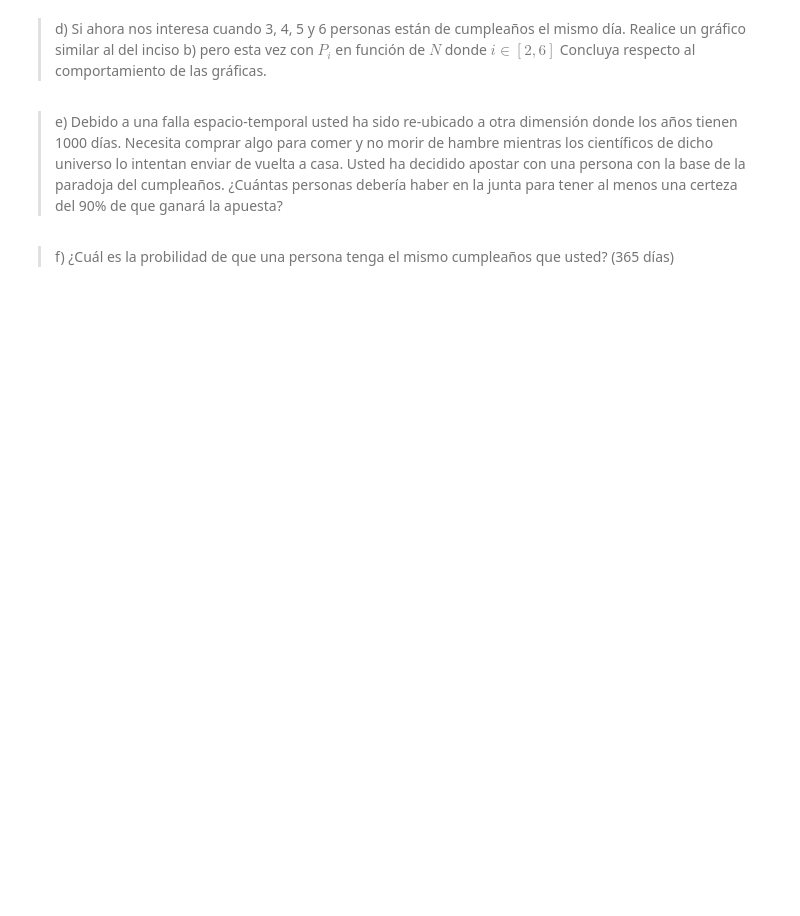
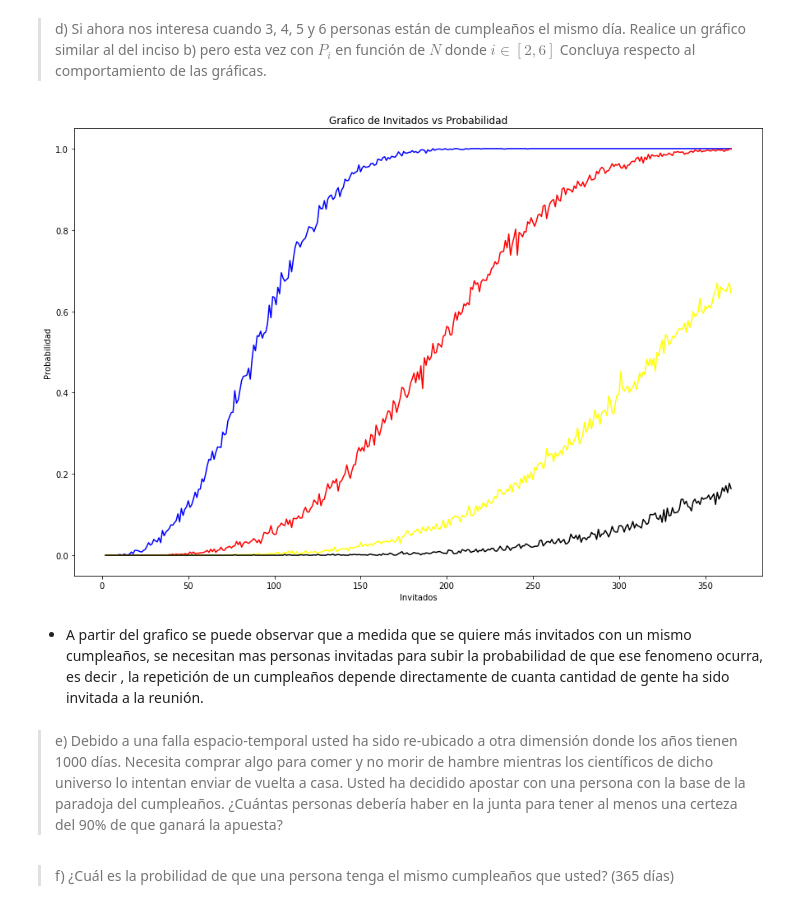
Before and after one commit to Felipitoo/estaca2, a Jupyter notebook: Laboratorio 2.ipynb, the cells around one changed output. Drawn from its saved outputs; the diff is of its cells as text; code cells hidden in the pictures; blank space fills up the shorter version.

```diff
--- a/Laboratorio 2.ipynb
+++ b/Laboratorio 2.ipynb
@@ -132,4 +157,77 @@ print (df.head(26))
 # %% [markdown]
 >d) Si ahora nos interesa cuando 3, 4, 5 y 6 personas están de cumpleaños el mismo día. Realice un gráfico similar al del inciso b) pero esta vez con $P_{i}$ en función de $N$ donde $i \in [2,6]$ Concluya respecto al comportamiento de las gráficas.
+# %%
+p3=[]
+p4=[]
+p5=[]
+p6=[]
+
+cantidad_reunion = []
+
+teorica = []
+
+random.seed(3)
+
+for x in range(2,366):
+    probs_3 = []
+    probs_4 = []
+    probs_5 = []
+    probs_6 = []
+    for i in range(0,1000):
+        i = 0
+        cumpleaños = {}
+        cump = np.random.choice(range(1,366),x)
+        for fecha in cump:
+            if fecha in cumpleaños:
+                cumpleaños[fecha] += 1
+            else:
+                cumpleaños[fecha] = 1
+        if 6 in cumpleaños.values():
+            probs_6.append(1)
+        else:
+            probs_6.append(0)
+        if 5 in cumpleaños.values():
+            probs_5.append(1)
+        else:
+            probs_5.append(0)
+        if 4 in cumpleaños.values():
+            probs_4.append(1)
+        else:
+            probs_4.append(0)
+        if 3 in cumpleaños.values():
+            probs_3.append(1)
+        else:
+            probs_3.append(0)
+    cantidad_reunion.append(x)
+    p3.append(sum(probs_3)/len(probs_3))
+    p4.append(sum(probs_4)/len(probs_4))
+    p5.append(sum(probs_5)/len(probs_5))
+    p6.append(sum(probs_6)/len(probs_6))
+
+
+creator = {"Invitados" : cantidad_reunion ,"Probabilidad 3" : p3,"Probabilidad 4" : p4,"Probabilidad 5" : p5,"Probabilidad 6" : p6 }
+
+df_invitados = pd.DataFrame(creator)
+
+fig, ax = plt.subplots(figsize=(15,10))
+
+plt.xlabel('Invitados')
+plt.ylabel('Probabilidad')
+plt.title('Grafico de Invitados vs Probabilidad')
+
+ax.plot(df_invitados["Invitados"], df_invitados["Probabilidad 3"], color = "blue")
+
+ax.plot(df_invitados["Invitados"], df_invitados["Probabilidad 4"] , color = "red")
+
+ax.plot(df_invitados["Invitados"], df_invitados["Probabilidad 5"] , color = "yellow")
+
+ax.plot(df_invitados["Invitados"], df_invitados["Probabilidad 6"] , color = "black")
+
+
+plt.show()
+# %% [output]
+[figure, added]
+# %% [markdown]
+* A partir del grafico se puede observar que a medida que se quiere más invitados con un mismo cumpleaños, se necesitan mas personas invitadas para subir la probabilidad de que ese fenomeno ocurra, es decir , la repetición de un cumpleaños depende directamente de cuanta cantidad de gente ha sido invitada a la reunión.
 # %% [markdown]
 >e) Debido a una falla espacio-temporal usted ha sido re-ubicado a otra dimensión donde los años tienen 1000 días. Necesita comprar algo para comer y no morir de hambre mientras los científicos de dicho universo lo intentan enviar de vuelta a casa. Usted ha decidido apostar con una persona con la base de la paradoja del cumpleaños. ¿Cuántas personas debería haber en la junta para tener al menos una certeza del 90% de que ganará la apuesta?
```
Also changed, not shown: parts of 6 cells of this notebook.
